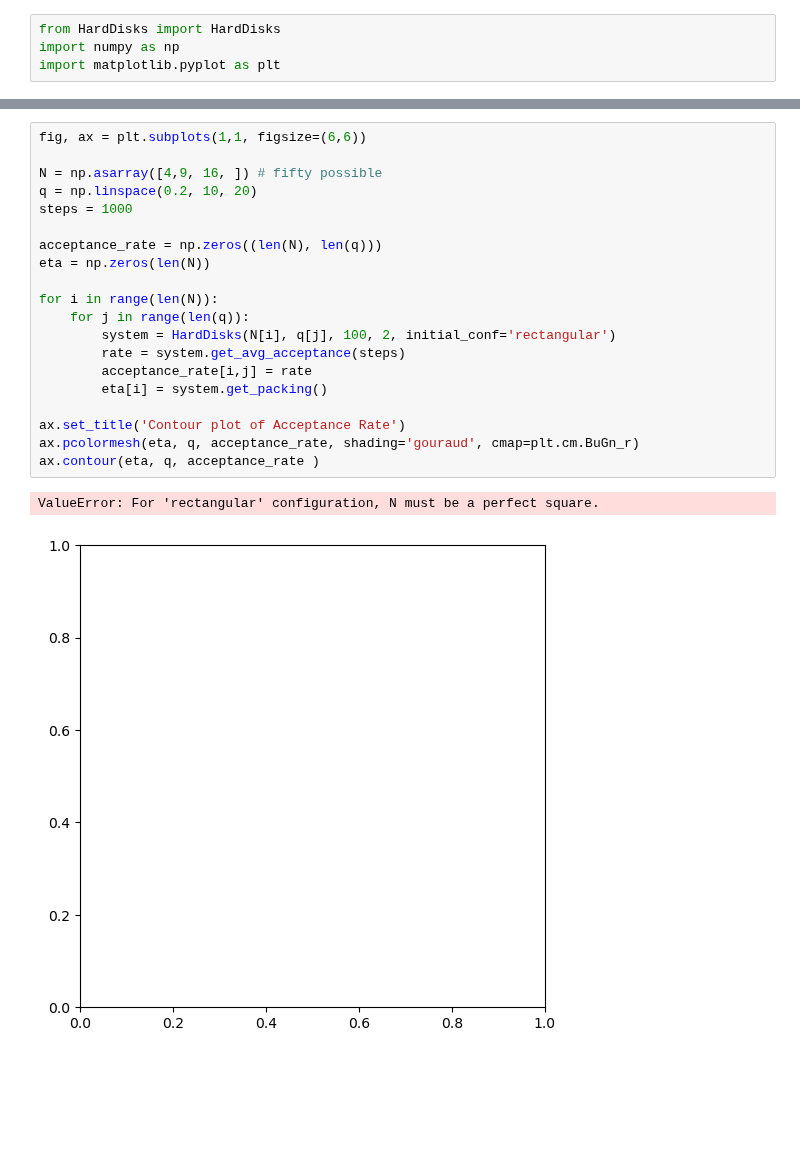
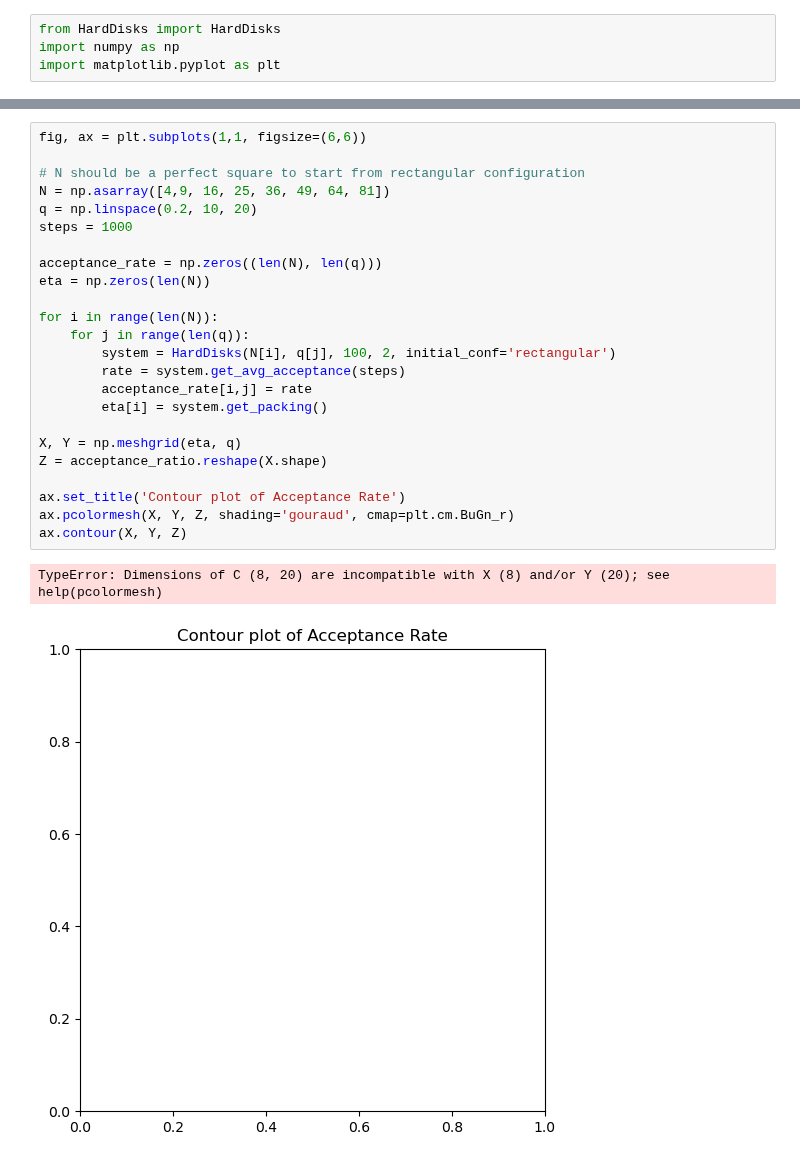
Before and after one commit to BertDepoorter/Monte-Carlo-Methods, a Jupyter notebook: HardDisks.ipynb, the cells around one changed output, grey strips where cells are left out. Drawn from its saved outputs; the diff is of its cells as text; blank space fills up the shorter version.

```diff
--- a/HardDisks.ipynb
+++ b/HardDisks.ipynb
@@ -27,23 +24,27 @@ system.plot(title="Final Configuration after Metropolis")
 # %%
 fig, ax = plt.subplots(1,1, figsize=(6,6))
 
-N = np.asarray([4,9, 16, ]) # fifty possible
+# N should be a perfect square to start from rectangular configuration
+N = np.asarray([4,9, 16, 25, 36, 49, 64, 81])
 q = np.linspace(0.2, 10, 20)
 steps = 1000
 
 acceptance_rate = np.zeros((len(N), len(q)))
 eta = np.zeros(len(N))
 
 for i in range(len(N)):
     for j in range(len(q)):
         system = HardDisks(N[i], q[j], 100, 2, initial_conf='rectangular')
         rate = system.get_avg_acceptance(steps)
         acceptance_rate[i,j] = rate
         eta[i] = system.get_packing()
 
+X, Y = np.meshgrid(eta, q)
+Z = acceptance_ratio.reshape(X.shape)
+
 ax.set_title('Contour plot of Acceptance Rate')
-ax.pcolormesh(eta, q, acceptance_rate, shading='gouraud', cmap=plt.cm.BuGn_r)
-ax.contour(eta, q, acceptance_rate )
+ax.pcolormesh(X, Y, Z, shading='gouraud', cmap=plt.cm.BuGn_r)
+ax.contour(X, Y, Z)
 # %% [output]
-ValueError: For 'rectangular' configuration, N must be a perfect square.
+TypeError: Dimensions of C (8, 20) are incompatible with X (8) and/or Y (20); see help(pcolormesh)
-[figure, old version]
+[figure, new version]
```
Also changed, not shown: parts of 2 cells of this notebook, 2 other files.
